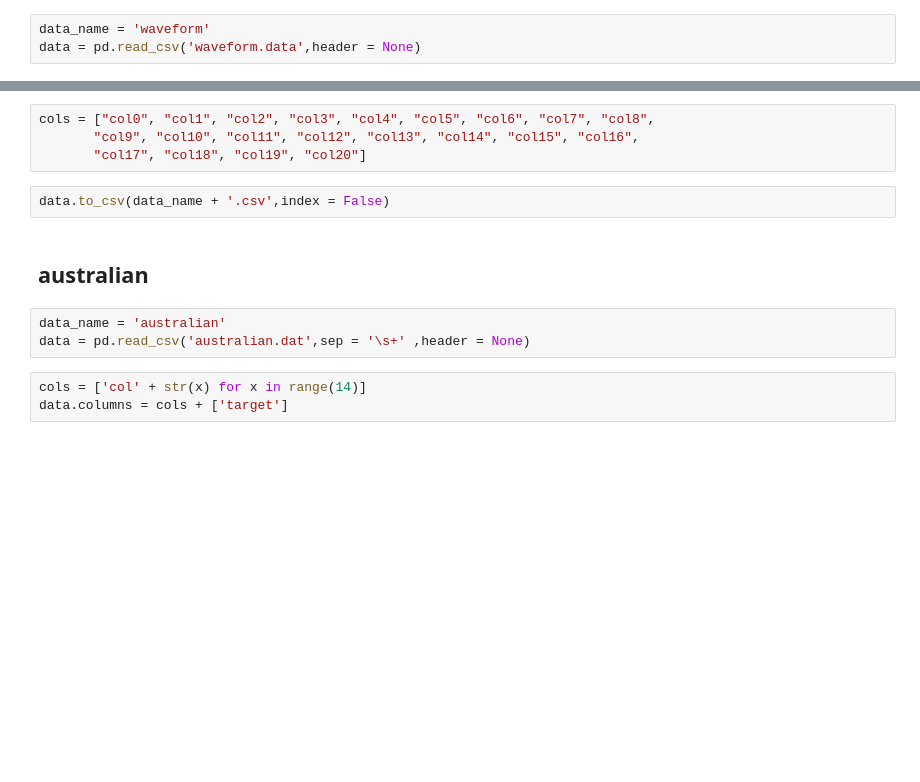
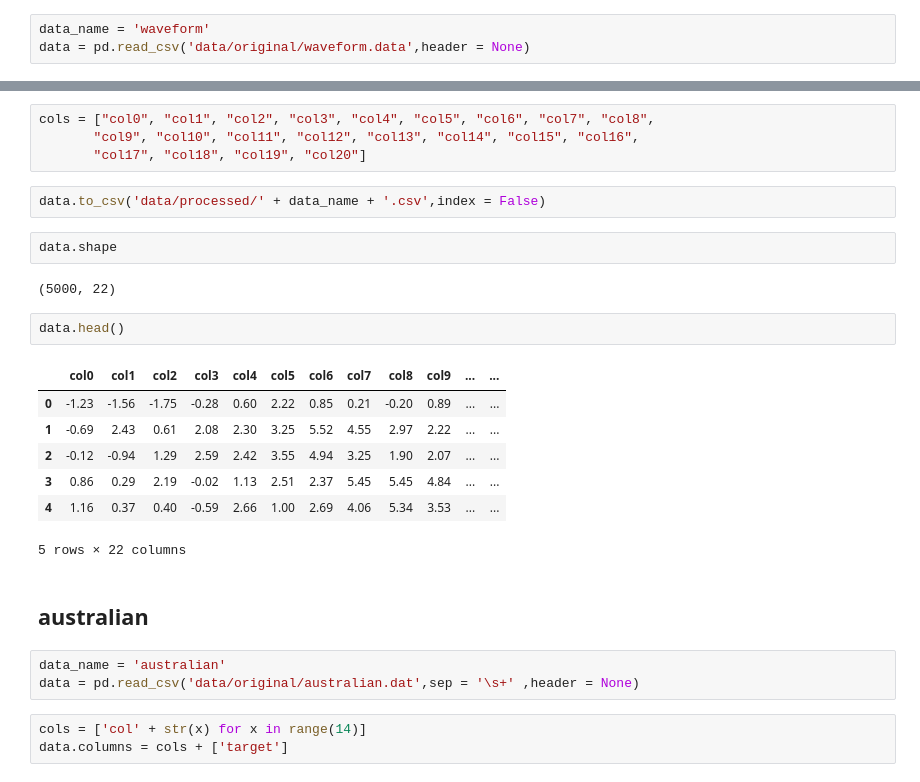
Before and after one commit to 000namc/python-sklearn-svm-kernels, a Jupyter notebook: preprocess.ipynb, the cells around one changed output, grey strips where cells are left out. Cells and saved outputs as stored; diff of their text form; blank space fills up the shorter version.

```diff
--- a/preprocess.ipynb
+++ b/preprocess.ipynb
@@ -65,7 +96,7 @@ data.columns = cols + ['target']
 ## waveform
 # %%
 data_name = 'waveform'
-data = pd.read_csv('waveform.data',header = None)
+data = pd.read_csv('data/original/waveform.data',header = None)
 # %%
 cols = ['col' + str(x) for x in range(21)]
 data.columns = cols + ['target']
@@ -74,12 +105,26 @@ cols = ["col0", "col1", "col2", "col3", "col4", "col5", "col6", "col7", "col8",
        "col9", "col10", "col11", "col12", "col13", "col14", "col15", "col16",
        "col17", "col18", "col19", "col20"]
 # %%
-data.to_csv(data_name + '.csv',index = False)
+data.to_csv('data/processed/' + data_name + '.csv',index = False)
+# %%
+data.shape
+# %% [output]
+(5000, 22)
+# %%
+data.head()
+# %% [output]
+|  | col0 | col1 | col2 | col3 | col4 | col5 | col6 | col7 | col8 | col9 | ... | ... |
+| 0 | -1.23 | -1.56 | -1.75 | -0.28 | 0.60 | 2.22 | 0.85 | 0.21 | -0.20 | 0.89 | ... | ... |
+| 1 | -0.69 | 2.43 | 0.61 | 2.08 | 2.30 | 3.25 | 5.52 | 4.55 | 2.97 | 2.22 | ... | ... |
+| 2 | -0.12 | -0.94 | 1.29 | 2.59 | 2.42 | 3.55 | 4.94 | 3.25 | 1.90 | 2.07 | ... | ... |
+| 3 | 0.86 | 0.29 | 2.19 | -0.02 | 1.13 | 2.51 | 2.37 | 5.45 | 5.45 | 4.84 | ... | ... |
+| 4 | 1.16 | 0.37 | 0.40 | -0.59 | 2.66 | 1.00 | 2.69 | 4.06 | 5.34 | 3.53 | ... | ... |
+5 rows × 22 columns
 # %% [markdown]
 ## australian
 # %%
 data_name = 'australian'
-data = pd.read_csv('australian.dat',sep = '\s+' ,header = None)
+data = pd.read_csv('data/original/australian.dat',sep = '\s+' ,header = None)
 # %%
 cols = ['col' + str(x) for x in range(14)]
 data.columns = cols + ['target']
```
Also changed, not shown: parts of 44 cells of this notebook, 14 other files.
